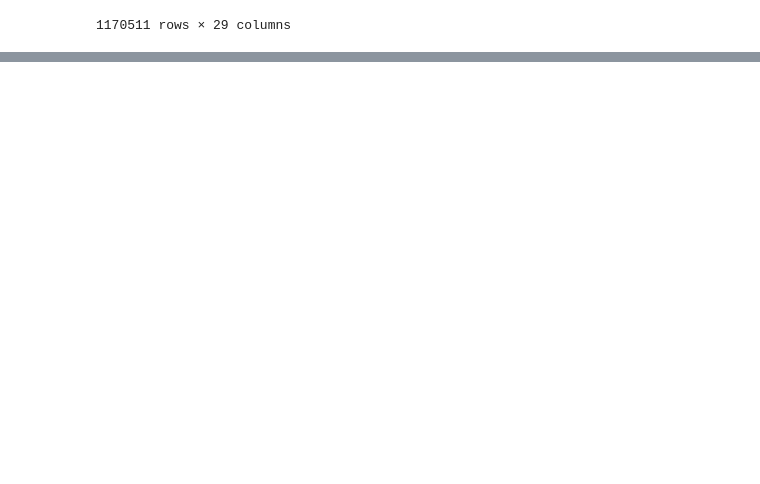
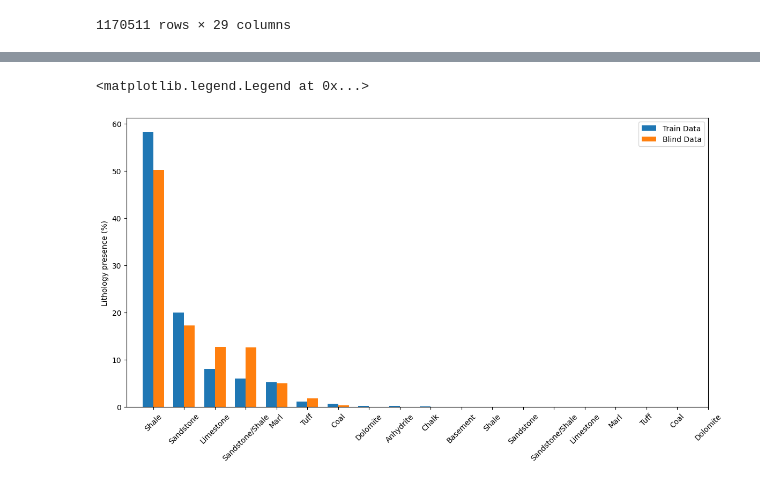
Before and after one commit to Lousiboupi/Machine-learning-project, a Jupyter notebook: 04_lithology_prediction/01_notebooks/00_subsetting_data_force_2020.ipynb, the cells around one changed output, grey strips where cells are left out. Drawn from its saved outputs; the diff is of its cells as text; code cells hidden in the pictures; blank space fills up the shorter version.

```diff
--- a/04_lithology_prediction/01_notebooks/00_subsetting_data_force_2020.ipynb
+++ b/04_lithology_prediction/01_notebooks/00_subsetting_data_force_2020.ipynb
@@ -33,0 +79,51 @@ data
+# %%
+#blind_wells = ['25/7-2', '25/8-7', '25/6-3']
+blind_wells = subset_data['WELL'].sample(n=3, random_state=2)
+blind_data = subset_data[subset_data['WELL'].isin(blind_wells)]
+# %%
+train_data = subset_data[~subset_data['WELL'].isin(blind_wells)]
+# %%
+lithology_keys = {30000: 'Sandstone',
+                 65030: 'Sandstone/Shale',
+                 65000: 'Shale',
+                 80000: 'Marl',
+                 74000: 'Dolomite',
+                 70000: 'Limestone',
+                 70032: 'Chalk',
+                 88000: 'Halite',
+                 86000: 'Anhydrite',
+                 99000: 'Tuff',
+                 90000: 'Coal',
+                 93000: 'Basement'}
+# %%
+train_counts = train_data['FORCE_2020_LITHOFACIES_LITHOLOGY'].value_counts()
+test_counts = blind_data['FORCE_2020_LITHOFACIES_LITHOLOGY'].value_counts()
+
+train_names = []
+train_percentage = []
+test_names = []
+test_percentage = []
+
+N_train = train_data['FORCE_2020_LITHOFACIES_LITHOLOGY'].shape[0]
+N_test = blind_data['FORCE_2020_LITHOFACIES_LITHOLOGY'].shape[0]
+
+for item in train_counts.iteritems():
+    train_names.append(lithology_keys[item[0]])
+    train_percentage.append(float(item[1])/N_train*100)
+
+for item in test_counts.iteritems():
+    test_names.append(lithology_keys[item[0]])
+    test_percentage.append(float(item[1])/N_test*100)
+
+fig, ax = plt.subplots(1, 1, figsize=(14, 7))
+width = 0.35  # width of the bars
+
+ax.bar(x=np.arange(len(train_names)), height=train_percentage, width=width, label='Train Data')
+ax.bar(x=np.arange(len(test_names)) + width, height=test_percentage, width=width, label='Blind Data')
+ax.set_xticks(np.arange(len(train_names + test_names)) + width/2)
+ax.set_xticklabels(train_names + test_names, rotation=45)
+ax.set_ylabel('Lithology presence (%)')
+ax.legend()
+# %% [output]
+<matplotlib.legend.Legend at 0x...>
+[figure, added]
```
Also changed, not shown: parts of 4 cells of this notebook.
